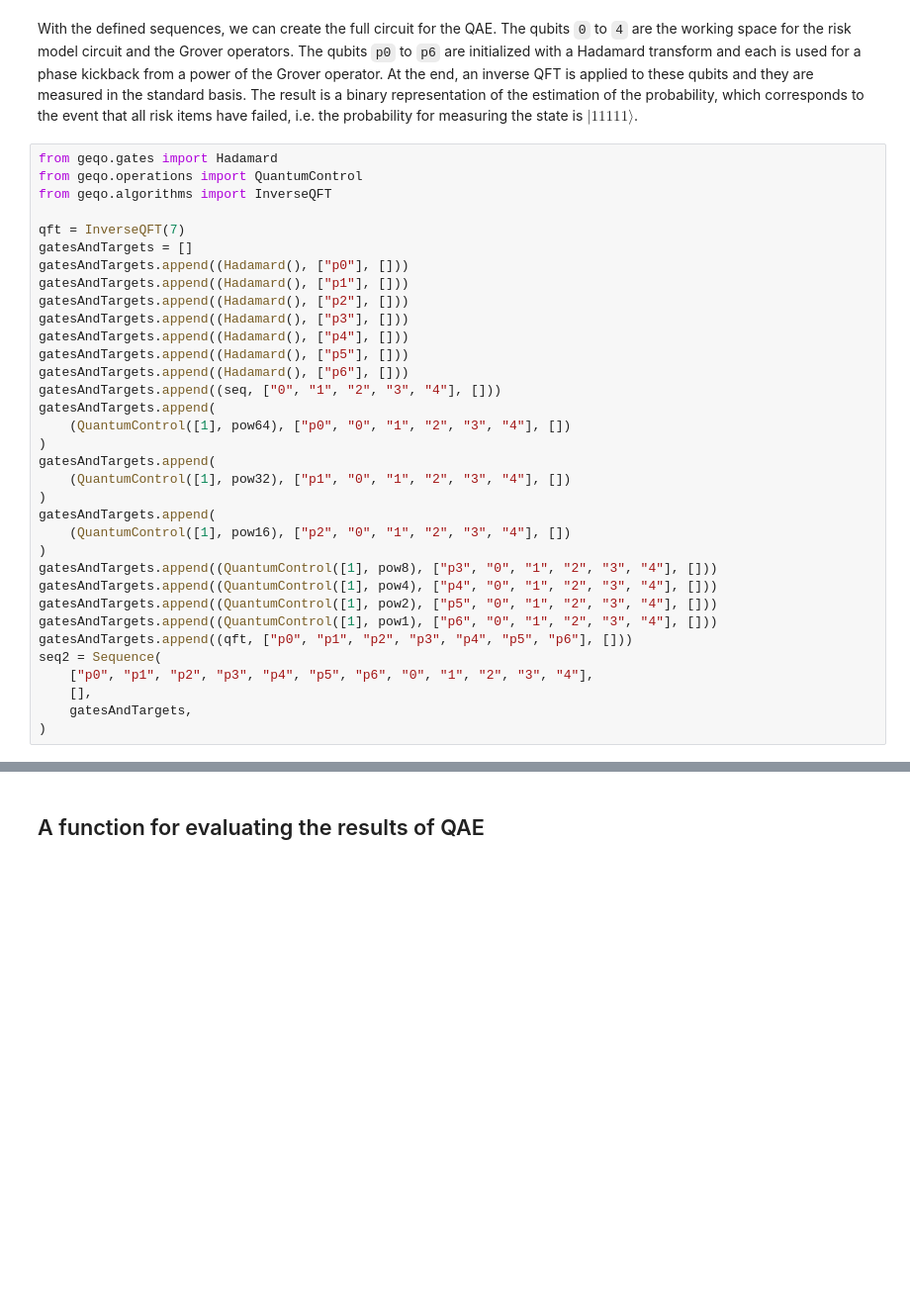
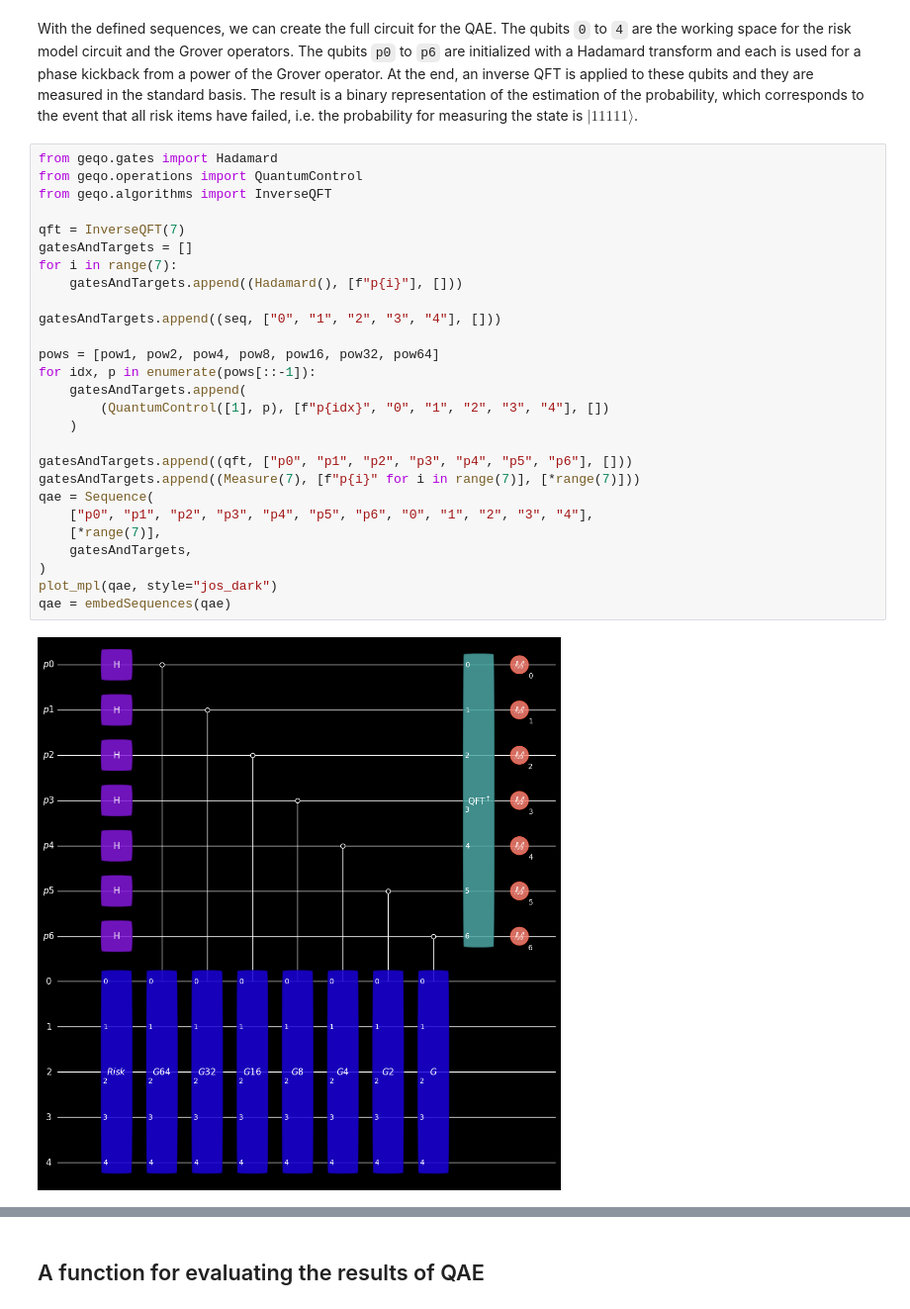
Before and after one commit to jordan0809/geqo, a Jupyter notebook: doc/notebooks/RiskModel.ipynb, the cells around one changed output, grey strips where cells are left out. Shown at 99% size. Cells and saved outputs as stored; diff of their text form; blank space fills up the shorter version.

````diff
--- a/doc/notebooks/RiskModel.ipynb
+++ b/doc/notebooks/RiskModel.ipynb
@@ -156,36 +186,31 @@ pow64 = Sequence(
 # %% [markdown]
 With the defined sequences, we can create the full circuit for the QAE. The qubits ```0``` to ```4``` are the working space for the risk model circuit and the Grover operators. The qubits ```p0``` to ```p6``` are initialized with a Hadamard transform and each is used for a phase kickback from a power of the Grover operator. At the end, an inverse QFT is applied to these qubits and they are measured in the standard basis. The result is a binary representation of the estimation of the probability, which corresponds to the event that all risk items have failed, i.e. the probability for measuring the state is $|11111\rangle$.
-# %%
-from geqo.gates import Hadamard
-from geqo.operations import QuantumControl
-from geqo.algorithms import InverseQFT
-
-qft = InverseQFT(7)
-gatesAndTargets = []
-gatesAndTargets.append((Hadamard(), ["p0"], []))
-gatesAndTargets.append((Hadamard(), ["p1"], []))
-gatesAndTargets.append((Hadamard(), ["p2"], []))
-gatesAndTargets.append((Hadamard(), ["p3"], []))
-gatesAndTargets.append((Hadamard(), ["p4"], []))
-gatesAndTargets.append((Hadamard(), ["p5"], []))
-gatesAndTargets.append((Hadamard(), ["p6"], []))
-gatesAndTargets.append((seq, ["0", "1", "2", "3", "4"], []))
-gatesAndTargets.append(
-    (QuantumControl([1], pow64), ["p0", "0", "1", "2", "3", "4"], [])
-)
-gatesAndTargets.append(
-    (QuantumControl([1], pow32), ["p1", "0", "1", "2", "3", "4"], [])
-)
-gatesAndTargets.append(
-    (QuantumControl([1], pow16), ["p2", "0", "1", "2", "3", "4"], [])
-)
-gatesAndTargets.append((QuantumControl([1], pow8), ["p3", "0", "1", "2", "3", "4"], []))
-gatesAndTargets.append((QuantumControl([1], pow4), ["p4", "0", "1", "2", "3", "4"], []))
-gatesAndTargets.append((QuantumControl([1], pow2), ["p5", "0", "1", "2", "3", "4"], []))
-gatesAndTargets.append((QuantumControl([1], pow1), ["p6", "0", "1", "2", "3", "4"], []))
-gatesAndTargets.append((qft, ["p0", "p1", "p2", "p3", "p4", "p5", "p6"], []))
-seq2 = Sequence(
-    ["p0", "p1", "p2", "p3", "p4", "p5", "p6", "0", "1", "2", "3", "4"],
-    [],
-    gatesAndTargets,
-)
+# %%
+from geqo.gates import Hadamard
+from geqo.operations import QuantumControl
+from geqo.algorithms import InverseQFT
+
+qft = InverseQFT(7)
+gatesAndTargets = []
+for i in range(7):
+    gatesAndTargets.append((Hadamard(), [f"p{i}"], []))
+
+gatesAndTargets.append((seq, ["0", "1", "2", "3", "4"], []))
+
+pows = [pow1, pow2, pow4, pow8, pow16, pow32, pow64]
+for idx, p in enumerate(pows[::-1]):
+    gatesAndTargets.append(
+        (QuantumControl([1], p), [f"p{idx}", "0", "1", "2", "3", "4"], [])
+    )
+
+gatesAndTargets.append((qft, ["p0", "p1", "p2", "p3", "p4", "p5", "p6"], []))
+gatesAndTargets.append((Measure(7), [f"p{i}" for i in range(7)], [*range(7)]))
+qae = Sequence(
+    ["p0", "p1", "p2", "p3", "p4", "p5", "p6", "0", "1", "2", "3", "4"],
+    [*range(7)],
+    gatesAndTargets,
+)
+plot_mpl(qae, style="jos_dark")
+qae = embedSequences(qae)
+# %% [output]
+[figure, added]
````
Also changed, not shown: parts of 15 cells of this notebook, 6 other files.
